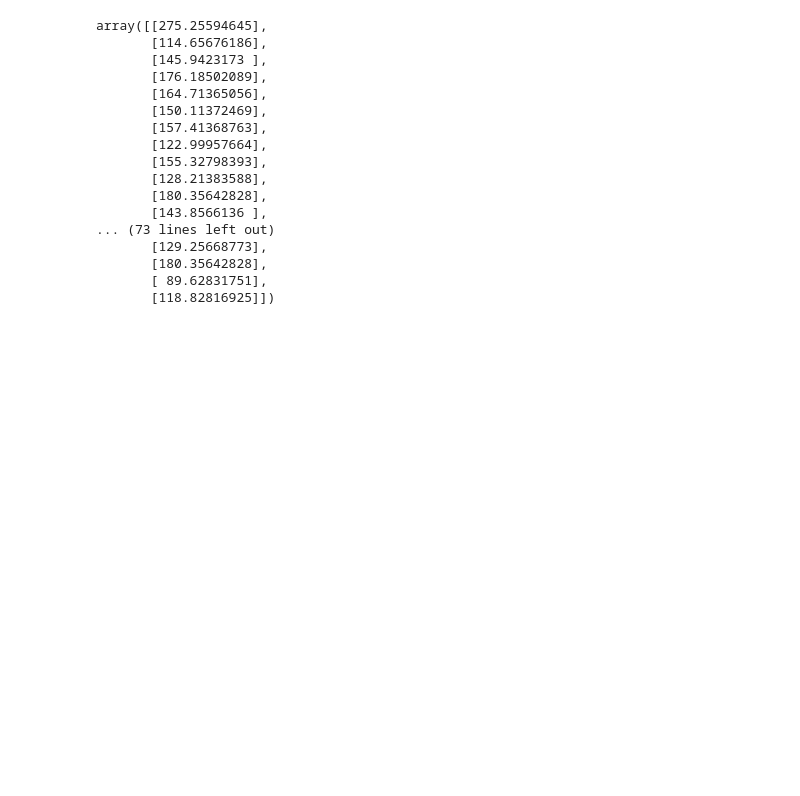
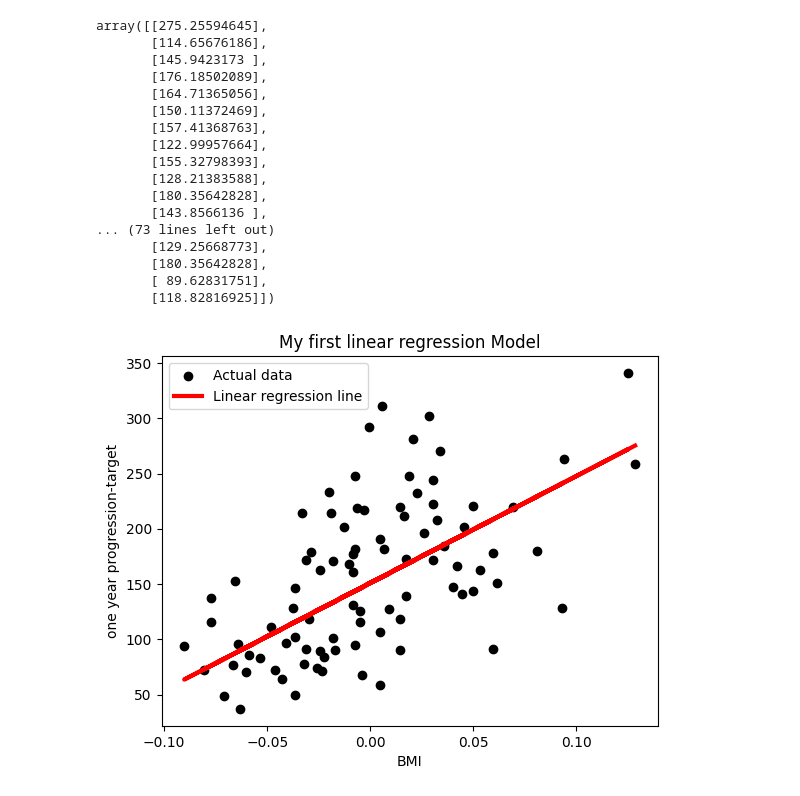
Before and after one commit to Saketranjanm/JN, a Jupyter notebook: Simple Linear Regression.ipynb, the cells around one changed output. Cells and saved outputs as stored; diff of their text form; code cells hidden in the pictures; blank space fills up the shorter version.

```diff
--- a/Simple Linear Regression.ipynb
+++ b/Simple Linear Regression.ipynb
@@ -242,3 +242,14 @@ array([[275.25594645],
        [180.35642828],
        [ 89.62831751],
        [118.82816925]])
+# %%
+#visualize the result
+plt.scatter(X_test,Y_test,color = 'black',label = "Actual data")
+plt.plot(X_test,Y_pred , color ="red",linewidth =3,label ="Linear regression line")
+plt.xlabel("BMI")
+plt.ylabel("one year progression-target")
+plt.title("My first linear regression Model")
+plt.legend()
+plt.show()
+# %% [output]
+[figure, added]
```
Also changed, not shown: 3 other files.
